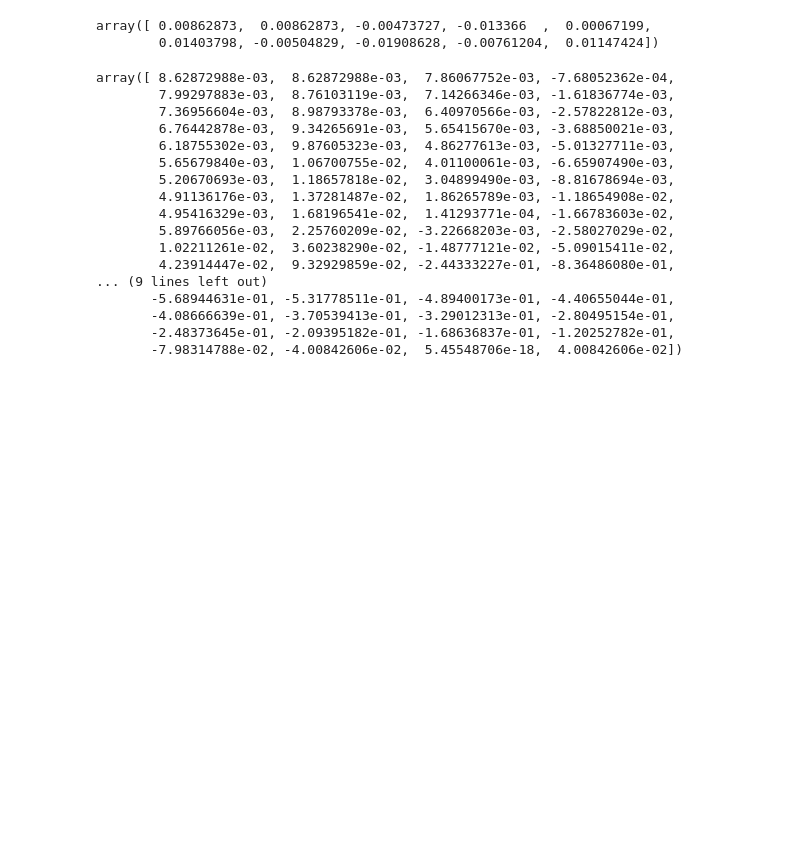
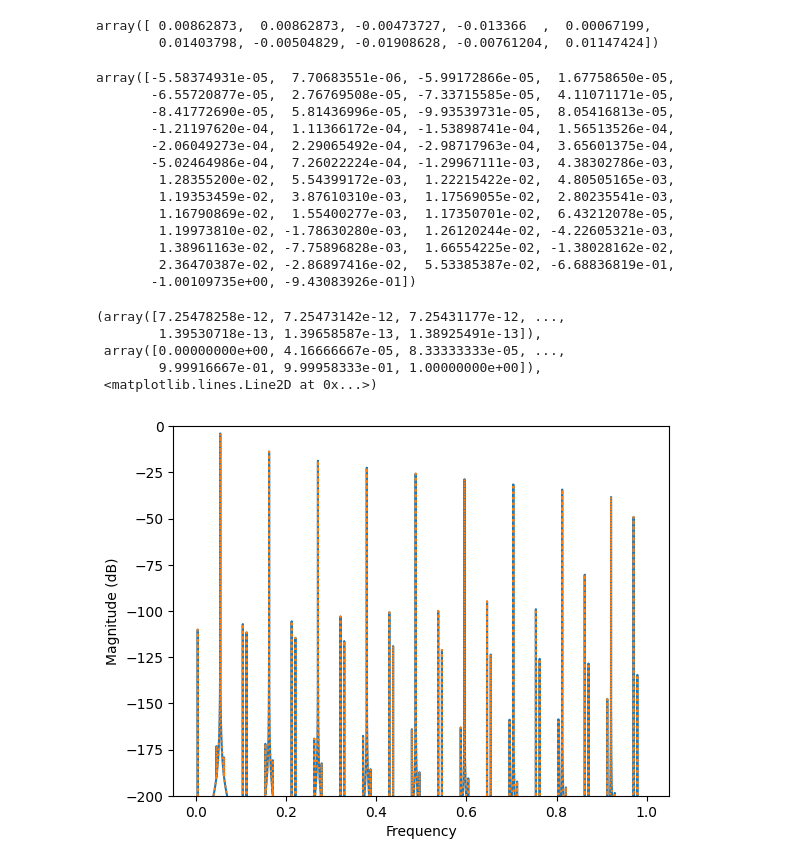
Before and after one commit to jsquie/Nonlinear_ADAA, a Jupyter notebook: Untitled.ipynb, the cells around one changed output. Drawn from its saved outputs; the diff is of its cells as text; code cells hidden in the pictures; blank space fills up the shorter version.

```diff
--- a/Untitled.ipynb
+++ b/Untitled.ipynb
@@ -708,24 +708,49 @@ input = np.array([
 
 input = np.vstack([input, np.zeros(len(input))]).T.flatten() * 2
 input = np.convolve(input, filter_coefs)[:100]
-ad2 = ADAA_2(hardClip, hardClipAD1, hardClipAD2)
+ad2 = ADAA_2(np.tanh, tanh_AD1, tanh_AD2)
 output = ad2.process(input)
 output = np.convolve(output, filter_coefs)[:100]
+output[::2]
 # %% [output]
-array([ 8.62872988e-03,  8.62872988e-03,  7.86067752e-03, -7.68052362e-04,
-        7.99297883e-03,  8.76103119e-03,  7.14266346e-03, -1.61836774e-03,
-        7.36956604e-03,  8.98793378e-03,  6.40970566e-03, -2.57822812e-03,
-        6.76442878e-03,  9.34265691e-03,  5.65415670e-03, -3.68850021e-03,
-        6.18755302e-03,  9.87605323e-03,  4.86277613e-03, -5.01327711e-03,
-        5.65679840e-03,  1.06700755e-02,  4.01100061e-03, -6.65907490e-03,
-        5.20670693e-03,  1.18657818e-02,  3.04899490e-03, -8.81678694e-03,
-        4.91136176e-03,  1.37281487e-02,  1.86265789e-03, -1.18654908e-02,
-        4.95416329e-03,  1.68196541e-02,  1.41293771e-04, -1.66783603e-02,
-        5.89766056e-03,  2.25760209e-02, -3.22668203e-03, -2.58027029e-02,
-        1.02211261e-02,  3.60238290e-02, -1.48777121e-02, -5.09015411e-02,
-        4.23914447e-02,  9.32929859e-02, -2.44333227e-01, -8.36486080e-01,
-... (9 lines left out)
-       -5.68944631e-01, -5.31778511e-01, -4.89400173e-01, -4.40655044e-01,
-       -4.08666639e-01, -3.70539413e-01, -3.29012313e-01, -2.80495154e-01,
-       -2.48373645e-01, -2.09395182e-01, -1.68636837e-01, -1.20252782e-01,
-       -7.98314788e-02, -4.00842606e-02,  5.45548706e-18,  4.00842606e-02])
+array([-5.58374931e-05,  7.70683551e-06, -5.99172866e-05,  1.67758650e-05,
+       -6.55720877e-05,  2.76769508e-05, -7.33715585e-05,  4.11071171e-05,
+       -8.41772690e-05,  5.81436996e-05, -9.93539731e-05,  8.05416813e-05,
+       -1.21197620e-04,  1.11366172e-04, -1.53898741e-04,  1.56513526e-04,
+       -2.06049273e-04,  2.29065492e-04, -2.98717963e-04,  3.65601375e-04,
+       -5.02464986e-04,  7.26022224e-04, -1.29967111e-03,  4.38302786e-03,
+        1.28355200e-02,  5.54399172e-03,  1.22215422e-02,  4.80505165e-03,
+        1.19353459e-02,  3.87610310e-03,  1.17569055e-02,  2.80235541e-03,
+        1.16790869e-02,  1.55400277e-03,  1.17350701e-02,  6.43212078e-05,
+        1.19973810e-02, -1.78630280e-03,  1.26120244e-02, -4.22605321e-03,
+        1.38961163e-02, -7.75896828e-03,  1.66554225e-02, -1.38028162e-02,
+        2.36470387e-02, -2.86897416e-02,  5.53385387e-02, -6.68836819e-01,
+       -1.00109735e+00, -9.43083926e-01])
+# %%
+sig = np.sin(1300 * np.pi * 2 * np.linspace(0, 1, 48000, False))
+sr = 48000
+os_lvl = 10
+other_lvl = 1
+
+o_sig_nl = np.tanh(10 * sig)
+
+sig_os_dxc = signal.resample_poly(sig, os_lvl, 1)
+sig_os_dxc = np.tanh(10 * sig_os_dxc)
+sig_os_dxc = np.convolve(sig_os_dxc, h1(np.arange(101) - 50))[:sr * os_lvl] + np.convolve(sig_os_dxc[1:] - sig_os_dxc[:-1], h2(np.arange(101) - 50))[:os_lvl * sr]
+sig_os_dxc = signal.resample_poly(sig_os_dxc, 1, os_lvl)
+
+sig_os_2 = signal.resample_poly(sig, os_lvl, 1)
+sig_os_2 = np.tanh(10 * sig_os_2)
+sig_os_2 = signal.resample_poly(sig_os_2, 1, os_lvl)
+
+plt.ylim(-200, 0)
+
+plt.magnitude_spectrum(sig_os_2, scale='dB')
+plt.magnitude_spectrum(sig_os_dxc, ls='dotted', scale='dB')
+# %% [output]
+(array([7.25478258e-12, 7.25473142e-12, 7.25431177e-12, ...,
+        1.39530718e-13, 1.39658587e-13, 1.38925491e-13]),
+ array([0.00000000e+00, 4.16666667e-05, 8.33333333e-05, ...,
+        9.99916667e-01, 9.99958333e-01, 1.00000000e+00]),
+ <matplotlib.lines.Line2D at 0x...>)
+[figure, added]
```
Also changed, not shown: parts of 15 cells of this notebook, 1 other file.
